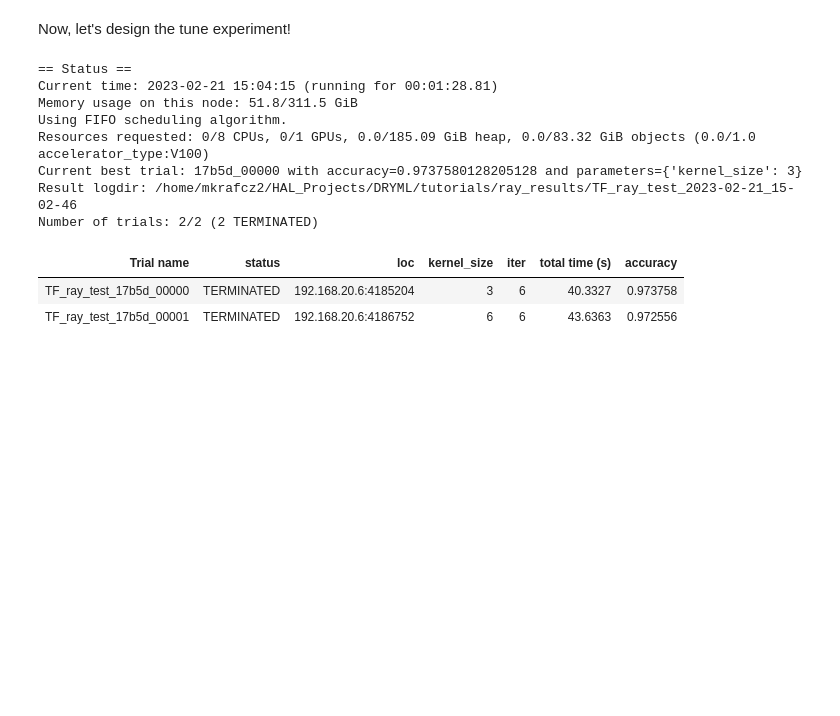
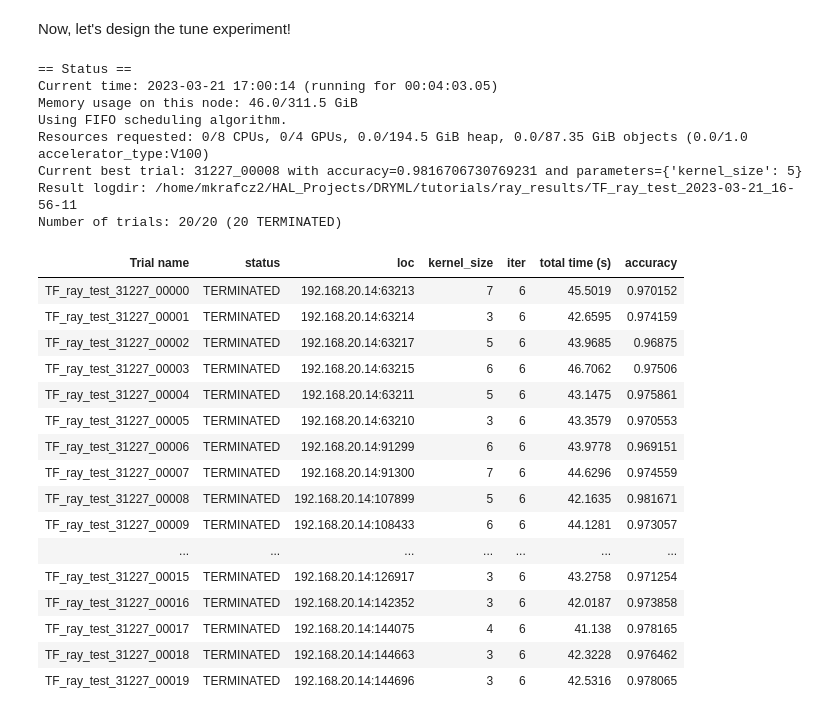
Before and after one commit to ncsa/DRYML, a Jupyter notebook: tutorials/DRYML Tutorial 6 - Hyperparameter Tuning with Ray 1.ipynb, the cells around one changed output. Saved outputs shown, nothing was run; the diff lists cells and outputs as text; code cells hidden in the pictures; blank space fills up the shorter version.

Commit message:
Update tutorials 5/6

```diff
--- a/tutorials/DRYML Tutorial 6 - Hyperparameter Tuning with Ray 1.ipynb
+++ b/tutorials/DRYML Tutorial 6 - Hyperparameter Tuning with Ray 1.ipynb
@@ -194,40 +213,54 @@ config = {
     'kernel_size': tune.randint(3,8),
 }
 
 # Create model trainer
 model_trainer = dryml.ray.tune.Tune1Trainer(
     name=experiment_name,
     prep_method=prep_method,
     metrics={'accuracy': dryml.metrics.scalar.categorical_accuracy},
 )
 
 analysis = tune.run(
     model_trainer,
     config=config,
     metric='accuracy',
     mode='max',
-    resources_per_trial={'cpu': 8, 'gpu': 1},
-    num_samples=2,
+    resources_per_trial={'cpu': 1, 'gpu': 1},
+    num_samples=20,
     keep_checkpoints_num=2,
     local_dir=local_dir,
     log_to_file=True,
     reuse_actors=False,
     fail_fast=True,
     progress_reporter=tune.JupyterNotebookReporter(
         True,
         max_report_frequency=5,
     ),
     # resume=True, # Currently needs more experimentation to work properly
 )
 # %% [output]
 == Status ==
-Current time: 2023-02-21 15:04:15 (running for 00:01:28.81)
-Memory usage on this node: 51.8/311.5 GiB
+Current time: 2023-03-21 17:00:14 (running for 00:04:03.05)
+Memory usage on this node: 46.0/311.5 GiB
 Using FIFO scheduling algorithm.
-Resources requested: 0/8 CPUs, 0/1 GPUs, 0.0/185.09 GiB heap, 0.0/83.32 GiB objects (0.0/1.0 accelerator_type:V100)
-Current best trial: 17b5d_00000 with accuracy=0.9737580128205128 and parameters={'kernel_size': 3}
-Result logdir: /home/mkrafcz2/HAL_Projects/DRYML/tutorials/ray_results/TF_ray_test_2023-02-21_15-02-46
-Number of trials: 2/2 (2 TERMINATED)
+Resources requested: 0/8 CPUs, 0/4 GPUs, 0.0/194.5 GiB heap, 0.0/87.35 GiB objects (0.0/1.0 accelerator_type:V100)
+Current best trial: 31227_00008 with accuracy=0.9816706730769231 and parameters={'kernel_size': 5}
+Result logdir: /home/mkrafcz2/HAL_Projects/DRYML/tutorials/ray_results/TF_ray_test_2023-03-21_16-56-11
+Number of trials: 20/20 (20 TERMINATED)
 | Trial name | status | loc | kernel_size | iter | total time (s) | accuracy |
-| TF_ray_test_17b5d_00000 | TERMINATED | 192.168.20.6:4185204 | 3 | 6 | 40.3327 | 0.973758 |
-| TF_ray_test_17b5d_00001 | TERMINATED | 192.168.20.6:4186752 | 6 | 6 | 43.6363 | 0.972556 |
+| TF_ray_test_31227_00000 | TERMINATED | 192.168.20.14:63213 | 7 | 6 | 45.5019 | 0.970152 |
+| TF_ray_test_31227_00001 | TERMINATED | 192.168.20.14:63214 | 3 | 6 | 42.6595 | 0.974159 |
+| TF_ray_test_31227_00002 | TERMINATED | 192.168.20.14:63217 | 5 | 6 | 43.9685 | 0.96875 |
+| TF_ray_test_31227_00003 | TERMINATED | 192.168.20.14:63215 | 6 | 6 | 46.7062 | 0.97506 |
+| TF_ray_test_31227_00004 | TERMINATED | 192.168.20.14:63211 | 5 | 6 | 43.1475 | 0.975861 |
+| TF_ray_test_31227_00005 | TERMINATED | 192.168.20.14:63210 | 3 | 6 | 43.3579 | 0.970553 |
+| TF_ray_test_31227_00006 | TERMINATED | 192.168.20.14:91299 | 6 | 6 | 43.9778 | 0.969151 |
+| TF_ray_test_31227_00007 | TERMINATED | 192.168.20.14:91300 | 7 | 6 | 44.6296 | 0.974559 |
+| TF_ray_test_31227_00008 | TERMINATED | 192.168.20.14:107899 | 5 | 6 | 42.1635 | 0.981671 |
+| TF_ray_test_31227_00009 | TERMINATED | 192.168.20.14:108433 | 6 | 6 | 44.1281 | 0.973057 |
+| ... | ... | ... | ... | ... | ... | ... |
+| TF_ray_test_31227_00015 | TERMINATED | 192.168.20.14:126917 | 3 | 6 | 43.2758 | 0.971254 |
+| TF_ray_test_31227_00016 | TERMINATED | 192.168.20.14:142352 | 3 | 6 | 42.0187 | 0.973858 |
+| TF_ray_test_31227_00017 | TERMINATED | 192.168.20.14:144075 | 4 | 6 | 41.138 | 0.978165 |
+| TF_ray_test_31227_00018 | TERMINATED | 192.168.20.14:144663 | 3 | 6 | 42.3228 | 0.976462 |
+| TF_ray_test_31227_00019 | TERMINATED | 192.168.20.14:144696 | 3 | 6 | 42.5316 | 0.978065 |
```
Also changed, not shown: parts of 6 cells of this notebook, 1 other file.
